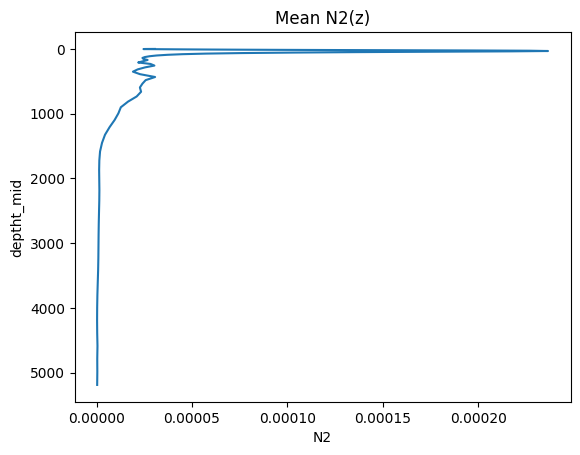
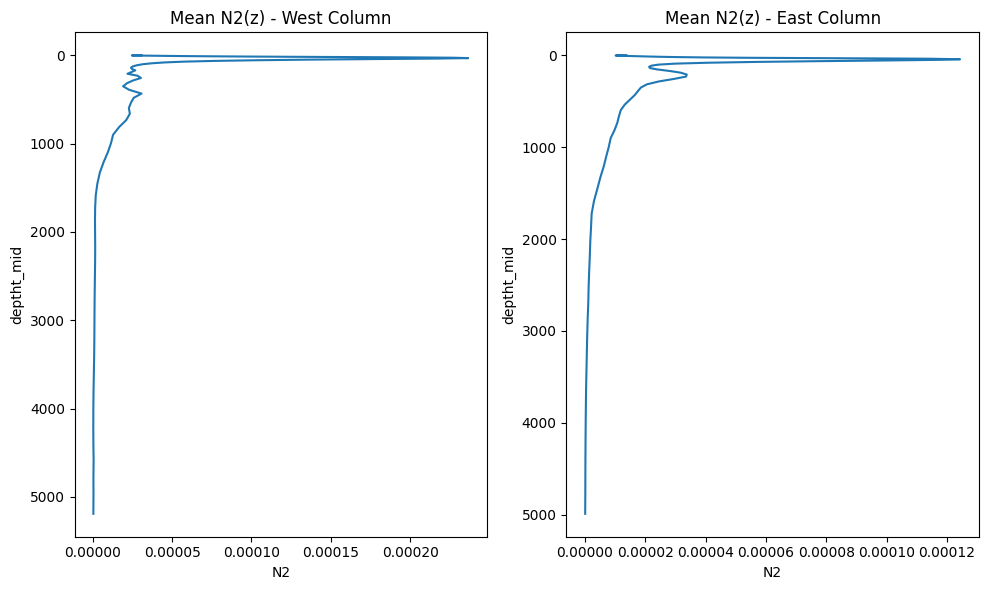
The notebook cell's code change between the first figure and the second:
--- before
+++ after
@@ -65,12 +65,20 @@
 ## ---- ##
 
-
-ds_Tsec, N2, z_mid = compute_N2_col("/tmp/gridT_column_w.nc")
-
+ds_Tsec_west, N2_west, z_mid_west = compute_N2_col("/tmp/gridT_column_w.nc")
+ds_Tsec_east, N2_east, z_mid_east = compute_N2_col("/tmp/gridT_column_e.nc")
 
 # check on plot
-fig, ax = plt.subplots()
-ds_Tsec['N2'].mean(dim='time_counter').plot(ax=ax, y='deptht_mid')
-ax.set_xlabel('N2')
-ax.set_title('Mean N2(z)')
-ax.invert_yaxis()
+fig, axs = plt.subplots(1, 2, figsize=(10, 6))
+
+ds_Tsec_west['N2'].mean(dim='time_counter').plot(ax=axs[0], y='deptht_mid')
+axs[0].set_xlabel('N2')
+axs[0].set_title('Mean N2(z) - West Column')
+axs[0].invert_yaxis()
+
+ds_Tsec_east['N2'].mean(dim='time_counter').plot(ax=axs[1], y='deptht_mid')
+axs[1].set_xlabel('N2')
+axs[1].set_title('Mean N2(z) - East Column')
+axs[1].invert_yaxis()
+
+plt.tight_layout()
+plt.show()

Commit: Finished N2 calculaiton at boundaries